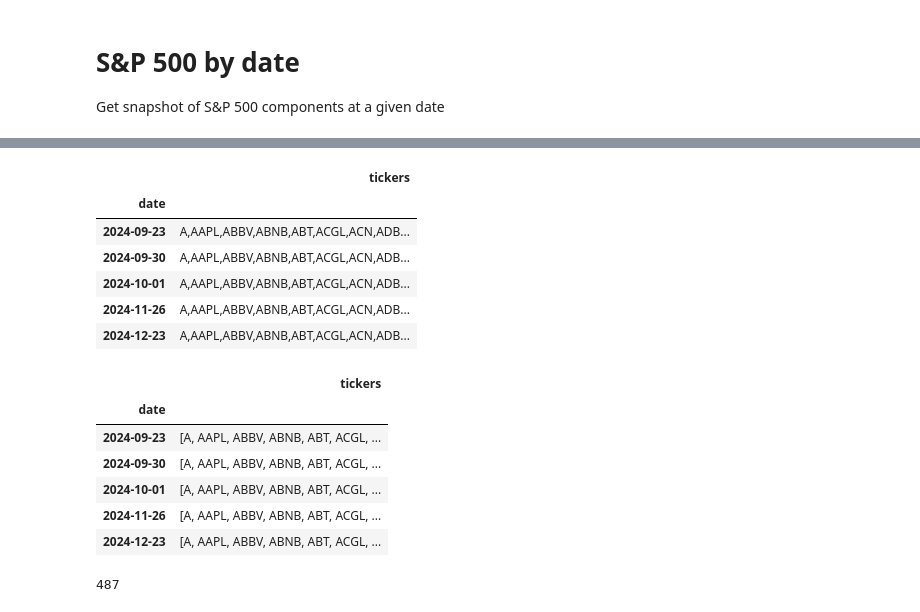
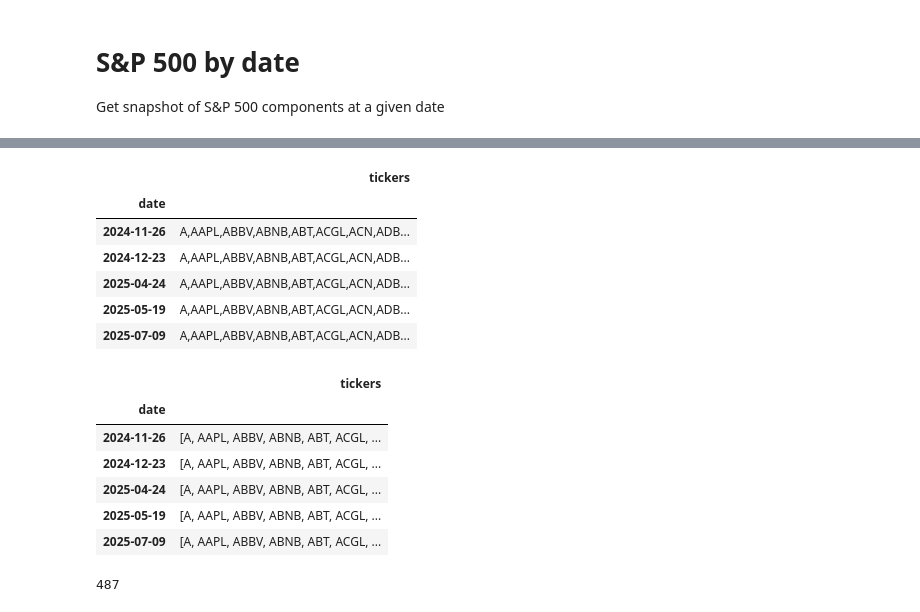
Before and after one commit to fja05680/sp500, a Jupyter notebook: sp500_by_date.ipynb, the cells around one changed output, grey strips where cells are left out. Drawn from its saved outputs; the diff is of its cells as text; code cells hidden in the pictures.

```diff
--- a/sp500_by_date.ipynb
+++ b/sp500_by_date.ipynb
@@ -30,17 +30,17 @@ def get_table(filename):
         df = pd.read_csv(filename, index_col='date')
         return df
 # %%
-filename = 'S&P 500 Historical Components & Changes(03-10-2025).csv'
+filename = 'S&P 500 Historical Components & Changes(07-12-2025).csv'
 df = get_table(filename)
 df.tail()
 # %% [output]
 |  | tickers |
 | date |  |
-| 2024-09-23 | A,AAPL,ABBV,ABNB,ABT,ACGL,ACN,ADB... |
-| 2024-09-30 | A,AAPL,ABBV,ABNB,ABT,ACGL,ACN,ADB... |
-| 2024-10-01 | A,AAPL,ABBV,ABNB,ABT,ACGL,ACN,ADB... |
 | 2024-11-26 | A,AAPL,ABBV,ABNB,ABT,ACGL,ACN,ADB... |
 | 2024-12-23 | A,AAPL,ABBV,ABNB,ABT,ACGL,ACN,ADB... |
+| 2025-04-24 | A,AAPL,ABBV,ABNB,ABT,ACGL,ACN,ADB... |
+| 2025-05-19 | A,AAPL,ABBV,ABNB,ABT,ACGL,ACN,ADB... |
+| 2025-07-09 | A,AAPL,ABBV,ABNB,ABT,ACGL,ACN,ADB... |
 # %%
 # Convert ticker column from csv to list, then sort.
 df['tickers'] = df['tickers'].apply(lambda x: sorted(x.split(',')))
@@ -48,11 +48,11 @@ df.tail()
 # %% [output]
 |  | tickers |
 | date |  |
-| 2024-09-23 | [A, AAPL, ABBV, ABNB, ABT, ACGL, ... |
-| 2024-09-30 | [A, AAPL, ABBV, ABNB, ABT, ACGL, ... |
-| 2024-10-01 | [A, AAPL, ABBV, ABNB, ABT, ACGL, ... |
 | 2024-11-26 | [A, AAPL, ABBV, ABNB, ABT, ACGL, ... |
 | 2024-12-23 | [A, AAPL, ABBV, ABNB, ABT, ACGL, ... |
+| 2025-04-24 | [A, AAPL, ABBV, ABNB, ABT, ACGL, ... |
+| 2025-05-19 | [A, AAPL, ABBV, ABNB, ABT, ACGL, ... |
+| 2025-07-09 | [A, AAPL, ABBV, ABNB, ABT, ACGL, ... |
 # %%
 # Number of symbols in the first row.
 l = list(df['tickers'].head(1))[0]
```
Also changed, not shown: parts of 1 cell of this notebook, 8 other files.
